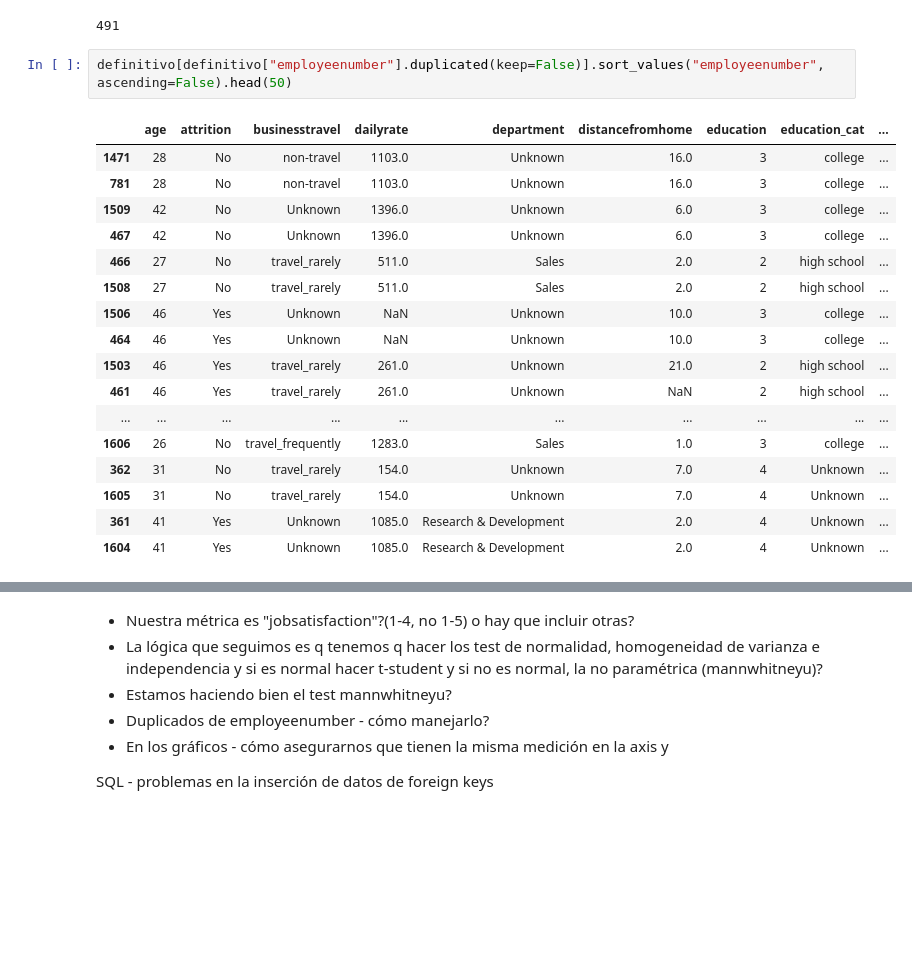
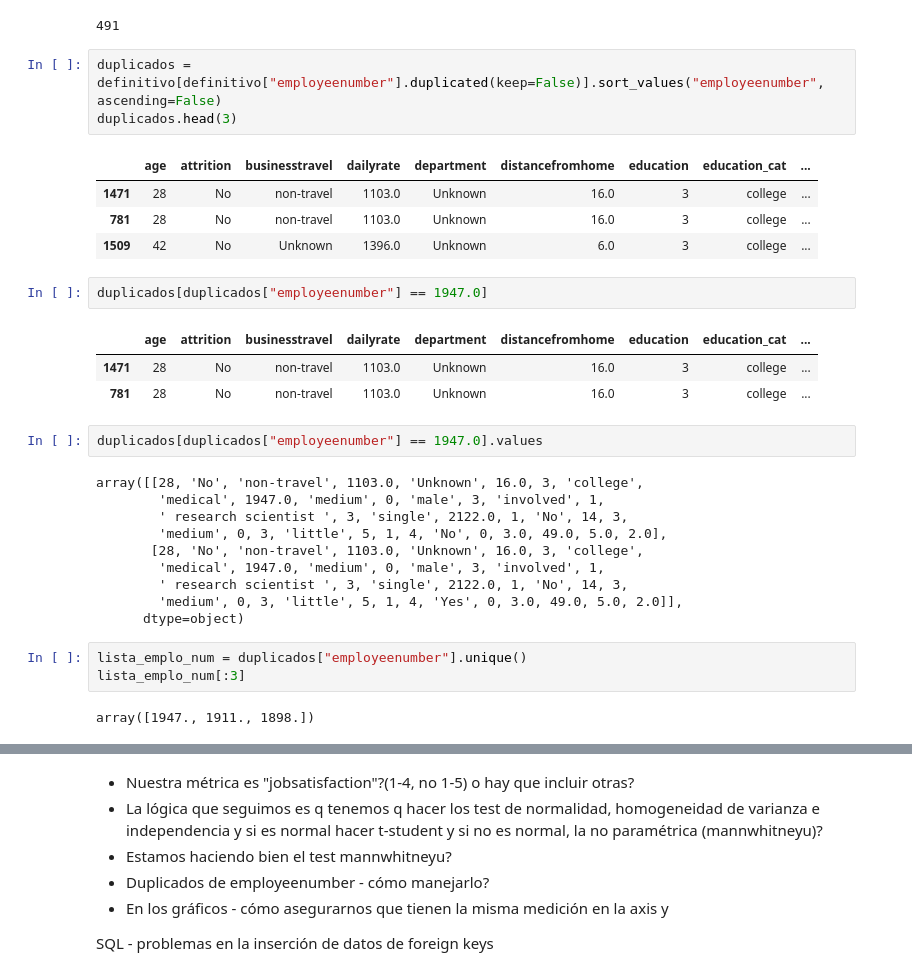
Before and after one commit to Adalab/proyecto-da-promo-Farzana-modulo3-team1, a Jupyter notebook: madre.ipynb, the cells around one changed output, grey strips where cells are left out. Cells and saved outputs as stored; diff of their text form; blank space fills up the shorter version.

```diff
--- a/madre.ipynb
+++ b/madre.ipynb
@@ -1068,22 +1088,33 @@ definitivo["employeenumber"].duplicated().sum()
 # %% [output]
 491
 # %%
-definitivo[definitivo["employeenumber"].duplicated(keep=False)].sort_values("employeenumber", ascending=False).head(50)
+duplicados = definitivo[definitivo["employeenumber"].duplicated(keep=False)].sort_values("employeenumber", ascending=False)
+duplicados.head(3)
 # %% [output]
 |  | age | attrition | businesstravel | dailyrate | department | distancefromhome | education | education_cat | ... |
 | 1471 | 28 | No | non-travel | 1103.0 | Unknown | 16.0 | 3 | college | ... |
 | 781 | 28 | No | non-travel | 1103.0 | Unknown | 16.0 | 3 | college | ... |
 | 1509 | 42 | No | Unknown | 1396.0 | Unknown | 6.0 | 3 | college | ... |
-| 467 | 42 | No | Unknown | 1396.0 | Unknown | 6.0 | 3 | college | ... |
-| 466 | 27 | No | travel_rarely | 511.0 | Sales | 2.0 | 2 | high school | ... |
-| 1508 | 27 | No | travel_rarely | 511.0 | Sales | 2.0 | 2 | high school | ... |
-| 1506 | 46 | Yes | Unknown | NaN | Unknown | 10.0 | 3 | college | ... |
-| 464 | 46 | Yes | Unknown | NaN | Unknown | 10.0 | 3 | college | ... |
-| 1503 | 46 | Yes | travel_rarely | 261.0 | Unknown | 21.0 | 2 | high school | ... |
-| 461 | 46 | Yes | travel_rarely | 261.0 | Unknown | NaN | 2 | high school | ... |
-| ... | ... | ... | ... | ... | ... | ... | ... | ... | ... |
-| 1606 | 26 | No | travel_frequently | 1283.0 | Sales | 1.0 | 3 | college | ... |
-| 362 | 31 | No | travel_rarely | 154.0 | Unknown | 7.0 | 4 | Unknown | ... |
-| 1605 | 31 | No | travel_rarely | 154.0 | Unknown | 7.0 | 4 | Unknown | ... |
-| 361 | 41 | Yes | Unknown | 1085.0 | Research & Development | 2.0 | 4 | Unknown | ... |
-| 1604 | 41 | Yes | Unknown | 1085.0 | Research & Development | 2.0 | 4 | Unknown | ... |
+# %%
+duplicados[duplicados["employeenumber"] == 1947.0]
+# %% [output]
+|  | age | attrition | businesstravel | dailyrate | department | distancefromhome | education | education_cat | ... |
+| 1471 | 28 | No | non-travel | 1103.0 | Unknown | 16.0 | 3 | college | ... |
+| 781 | 28 | No | non-travel | 1103.0 | Unknown | 16.0 | 3 | college | ... |
+# %%
+duplicados[duplicados["employeenumber"] == 1947.0].values
+# %% [output]
+array([[28, 'No', 'non-travel', 1103.0, 'Unknown', 16.0, 3, 'college',
+        'medical', 1947.0, 'medium', 0, 'male', 3, 'involved', 1,
+        ' research scientist ', 3, 'single', 2122.0, 1, 'No', 14, 3,
+        'medium', 0, 3, 'little', 5, 1, 4, 'No', 0, 3.0, 49.0, 5.0, 2.0],
+       [28, 'No', 'non-travel', 1103.0, 'Unknown', 16.0, 3, 'college',
+        'medical', 1947.0, 'medium', 0, 'male', 3, 'involved', 1,
+        ' research scientist ', 3, 'single', 2122.0, 1, 'No', 14, 3,
+        'medium', 0, 3, 'little', 5, 1, 4, 'Yes', 0, 3.0, 49.0, 5.0, 2.0]],
+      dtype=object)
+# %%
+lista_emplo_num = duplicados["employeenumber"].unique()
+lista_emplo_num[:3]
+# %% [output]
+array([1947., 1911., 1898.])
```
Also changed, not shown: parts of 14 cells of this notebook.
